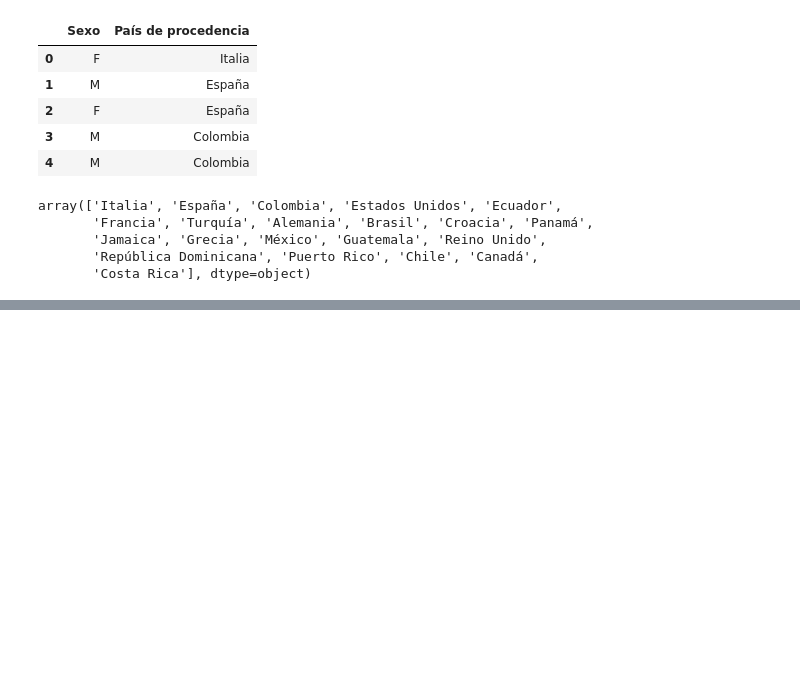
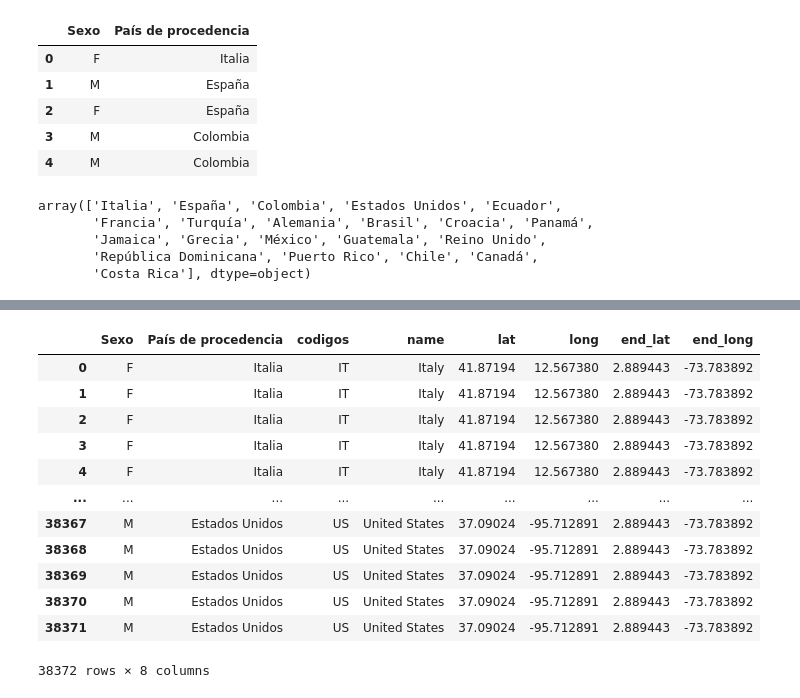
Before and after one commit to davidbetancur8/coronavirus, a Jupyter notebook: notebooks/travels to colombia.ipynb, the cells around one changed output, grey strips where cells are left out. Saved outputs shown, nothing was run; the diff lists cells and outputs as text; code cells hidden in the pictures; blank space fills up the shorter version.

```diff
--- a/notebooks/travels to colombia.ipynb
+++ b/notebooks/travels to colombia.ipynb
@@ -9,3 +8,5 @@ eng = dict(countries_for_language("en"))
 import plotly.graph_objects as go
 import pandas as pd
 import plotly.express as px
+# %%
+df_lat_lon = pd.read_csv("../data/lat_long.csv")
@@ -47,11 +64,3 @@ df_data["codigos"] = df_data.apply(get_code, axis=1)
 #     return name
 # %%
 df_data["name"] = df_data.apply(lambda x: eng[x["codigos"]], axis=1)
-# %%
-geolocator = Nominatim(user_agent="my-application")
-def get_lat_long(row):
-    country =row["name"]
-    loc = geolocator.geocode(country)
-    row["lat"] = loc.latitude
-    row["long"] = loc.longitude
-    return row
@@ -58,3 +83,9 @@ def get_lat_long(row):
+# %%
+def get_lat_long(row):
+    cod =row["codigos"]
+    row_cod = df_lat_lon[df_lat_lon["code"] == cod]
+    row["lat"] = row_cod["lat"].values[0]
+    row["long"] = row_cod["lon"].values[0]
+    return row
 # %%
-paises = pd.DataFrame(df_data["name"].unique()).rename(columns={0:"name"})
-paises = paises.apply(get_lat_long, axis=1)
+paises = df_data.apply(get_lat_long, axis=1).loc[:,["name", "lat", "long"]]
@@ -62,6 +109,22 @@ paises = paises.apply(get_lat_long, axis=1)
 df_data = df_data.merge(paises, on="name", how="left")
 df_data["end_lat"] = 2.889443
 df_data["end_long"] = -73.783892
+# %%
+df_data
+# %% [output]
+|  | Sexo | País de procedencia | codigos | name | lat | long | end_lat | end_long |
+| 0 | F | Italia | IT | Italy | 41.87194 | 12.567380 | 2.889443 | -73.783892 |
+| 1 | F | Italia | IT | Italy | 41.87194 | 12.567380 | 2.889443 | -73.783892 |
+| 2 | F | Italia | IT | Italy | 41.87194 | 12.567380 | 2.889443 | -73.783892 |
+| 3 | F | Italia | IT | Italy | 41.87194 | 12.567380 | 2.889443 | -73.783892 |
+| 4 | F | Italia | IT | Italy | 41.87194 | 12.567380 | 2.889443 | -73.783892 |
+| ... | ... | ... | ... | ... | ... | ... | ... | ... |
+| 38367 | M | Estados Unidos | US | United States | 37.09024 | -95.712891 | 2.889443 | -73.783892 |
+| 38368 | M | Estados Unidos | US | United States | 37.09024 | -95.712891 | 2.889443 | -73.783892 |
+| 38369 | M | Estados Unidos | US | United States | 37.09024 | -95.712891 | 2.889443 | -73.783892 |
+| 38370 | M | Estados Unidos | US | United States | 37.09024 | -95.712891 | 2.889443 | -73.783892 |
+| 38371 | M | Estados Unidos | US | United States | 37.09024 | -95.712891 | 2.889443 | -73.783892 |
+38372 rows × 8 columns
 # %%
 # df_data_grouped =
 df_data_grouped = df_data.groupby(["name", "lat", "long", "end_lat", "end_long"]).count().reset_index().drop(["País de procedencia", "codigos"], axis=1)
```
Also changed, not shown: parts of 4 cells of this notebook, 4 other files.
